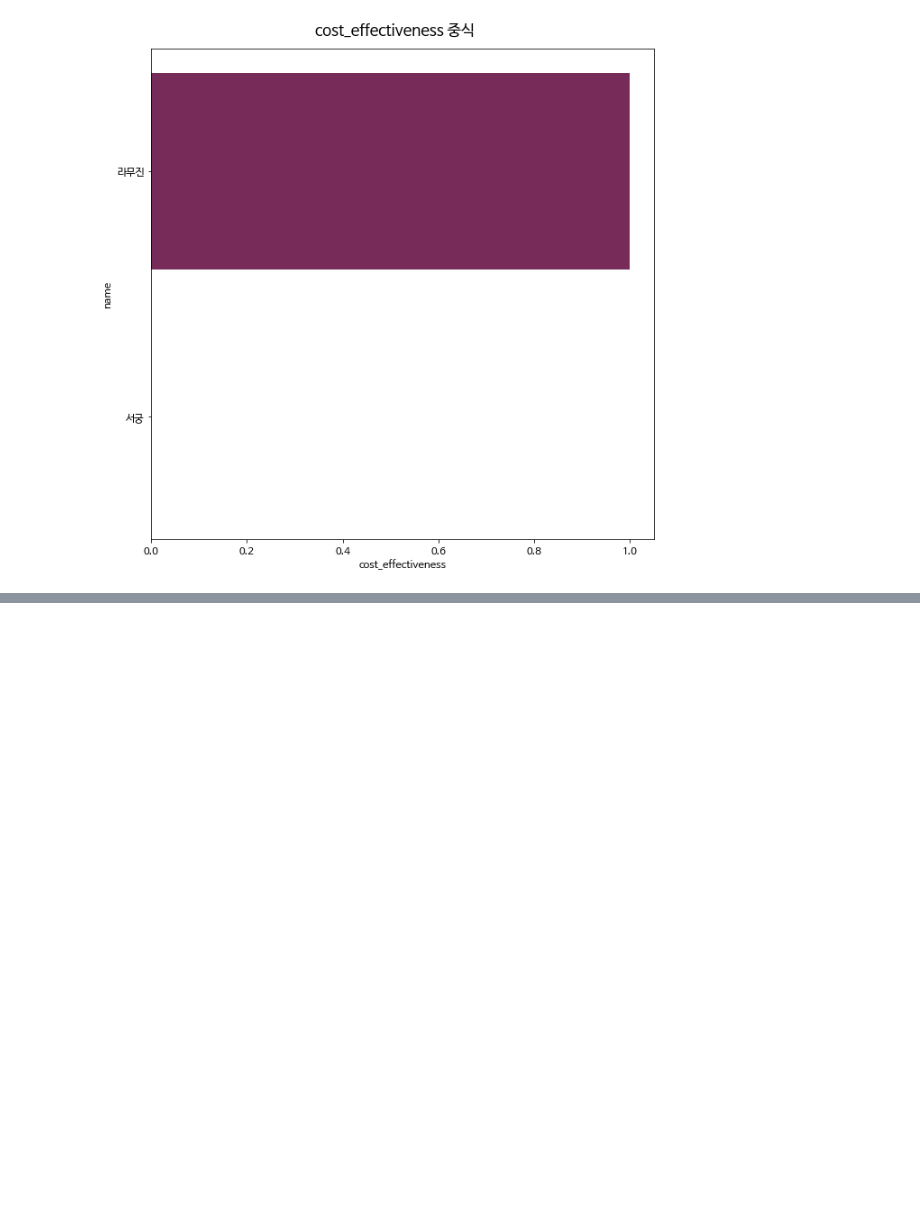
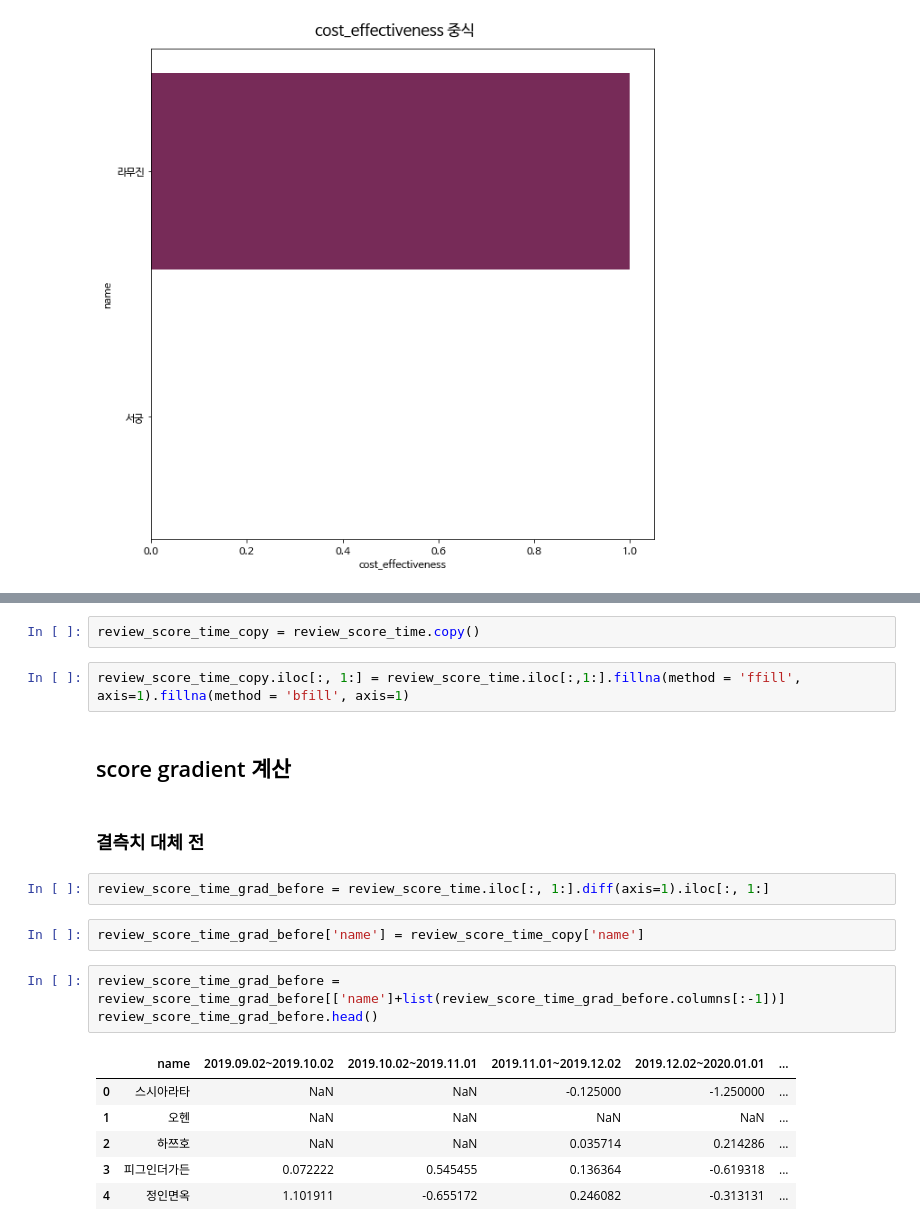
Before and after one commit to Edwardkim0/RealTastySpot, a Jupyter notebook: code/data_preprocessing.ipynb, the cells around one changed output, grey strips where cells are left out. Cells and saved outputs as stored; diff of their text form; blank space fills up the shorter version.

```diff
--- a/code/data_preprocessing.ipynb
+++ b/code/data_preprocessing.ipynb
@@ -948,0 +1174,22 @@ for cat in feature_data.New_category.unique():
+# %%
+review_score_time_copy = review_score_time.copy()
+# %%
+review_score_time_copy.iloc[:, 1:] = review_score_time.iloc[:,1:].fillna(method = 'ffill', axis=1).fillna(method = 'bfill', axis=1)
+# %% [markdown]
+## score gradient 계산
+# %% [markdown]
+### 결측치 대체 전
+# %%
+review_score_time_grad_before = review_score_time.iloc[:, 1:].diff(axis=1).iloc[:, 1:]
+# %%
+review_score_time_grad_before['name'] = review_score_time_copy['name']
+# %%
+review_score_time_grad_before = review_score_time_grad_before[['name']+list(review_score_time_grad_before.columns[:-1])]
+review_score_time_grad_before.head()
+# %% [output]
+|  | name | 2019.09.02~2019.10.02 | 2019.10.02~2019.11.01 | 2019.11.01~2019.12.02 | 2019.12.02~2020.01.01 | ... |
+| 0 | 스시아라타 | NaN | NaN | -0.125000 | -1.250000 | ... |
+| 1 | 오헨 | NaN | NaN | NaN | NaN | ... |
+| 2 | 하쯔호 | NaN | NaN | 0.035714 | 0.214286 | ... |
+| 3 | 피그인더가든 | 0.072222 | 0.545455 | 0.136364 | -0.619318 | ... |
+| 4 | 정인면옥 | 1.101911 | -0.655172 | 0.246082 | -0.313131 | ... |
```
Also changed, not shown: parts of 30 cells of this notebook, 16 other files.
